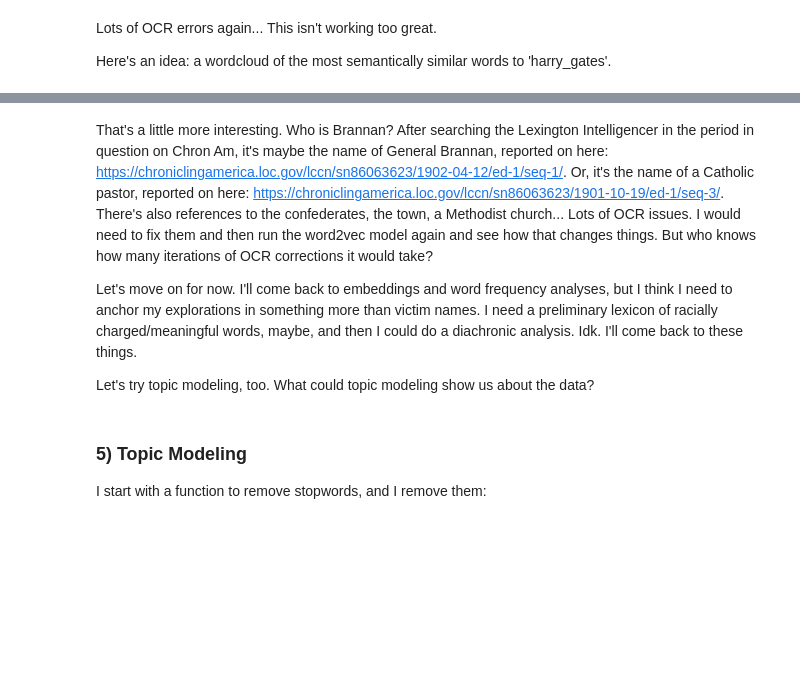
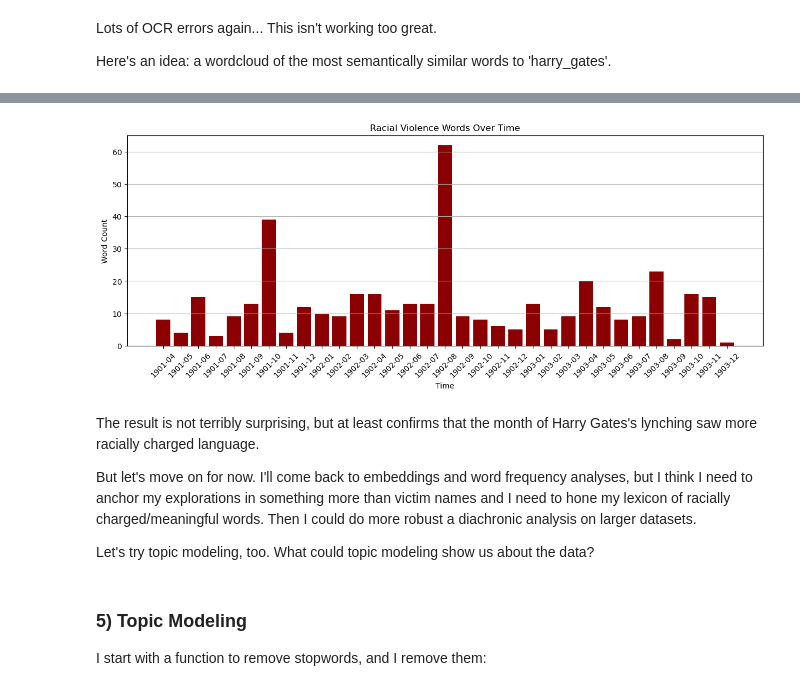
Before and after one commit to MatthewKollmer/works-in-progress, a Jupyter notebook: vrt_work/say_their_names/lynch_town_paper_analysis.ipynb, the cells around one changed output, grey strips where cells are left out. Saved outputs shown, nothing was run; the diff lists cells and outputs as text; code cells hidden in the pictures; blank space fills up the shorter version.

Commit message:
lynching town analysis updates

```diff
--- a/vrt_work/say_their_names/lynch_town_paper_analysis.ipynb
+++ b/vrt_work/say_their_names/lynch_town_paper_analysis.ipynb
@@ -166,7 +178,31 @@ plt.show()
+# %%
+df['date'] = pd.to_datetime(df['date'])
+
+df['year_month'] = df['date'].dt.to_period('M').astype(str)
+
+signal_words = ['lynch', 'mob', 'posse', 'negro', 'hang', 'shot', 'murder', 'rape']
+
+def count_signal_words(tokens, words):
+    return sum(tokens.count(word) for word in words)
+
+df['signal_count'] = df['nltk_tokens'].apply(lambda tokens: count_signal_words(tokens, signal_words))
+
+aggregated_counts = df.groupby('year_month')['signal_count'].sum().reset_index()
+
+plt.figure(figsize=(15, 5))
+plt.bar(aggregated_counts['year_month'], aggregated_counts['signal_count'], color='darkred')
+plt.title('Racial Violence Words Over Time')
+plt.xlabel('Time')
+plt.ylabel('Word Count')
+plt.xticks(range(len(aggregated_counts)), aggregated_counts['year_month'], rotation=45)
+plt.grid(axis='y')
+plt.show()
+# %% [output]
+[figure, added]
 # %% [markdown]
-That's a little more interesting. Who is Brannan? After searching the Lexington Intelligencer in the period in question on Chron Am, it's maybe the name of General Brannan, reported on here: https://chroniclingamerica.loc.gov/lccn/sn86063623/1902-04-12/ed-1/seq-1/. Or, it's the name of a Catholic pastor, reported on here: https://chroniclingamerica.loc.gov/lccn/sn86063623/1901-10-19/ed-1/seq-3/. There's also references to the confederates, the town, a Methodist church... Lots of OCR issues. I would need to fix them and then run the word2vec model again and see how that changes things. But who knows how many iterations of OCR corrections it would take?
+The result is not terribly surprising, but at least confirms that the month of Harry Gates's lynching saw more racially charged language.
 
-Let's move on for now. I'll come back to embeddings and word frequency analyses, but I think I need to anchor my explorations in something more than victim names. I need a preliminary lexicon of racially charged/meaningful words, maybe, and then I could do a diachronic analysis. Idk. I'll come back to these things.
+But let's move on for now. I'll come back to embeddings and word frequency analyses, but I think I need to anchor my explorations in something more than victim names and I need to hone my lexicon of racially charged/meaningful words. Then I could do more robust a diachronic analysis on larger datasets.
 
 Let's try topic modeling, too. What could topic modeling show us about the data?
 # %% [markdown]
```
Also changed, not shown: parts of 7 cells of this notebook.
